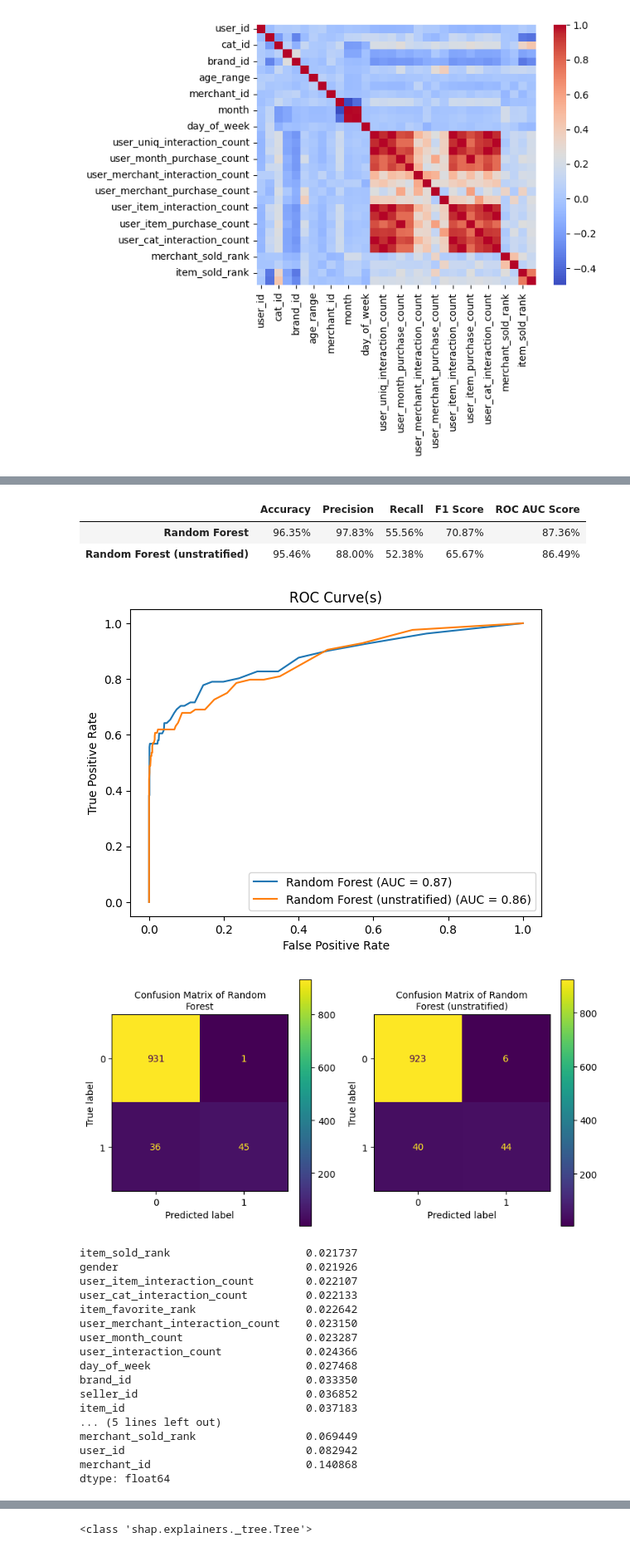
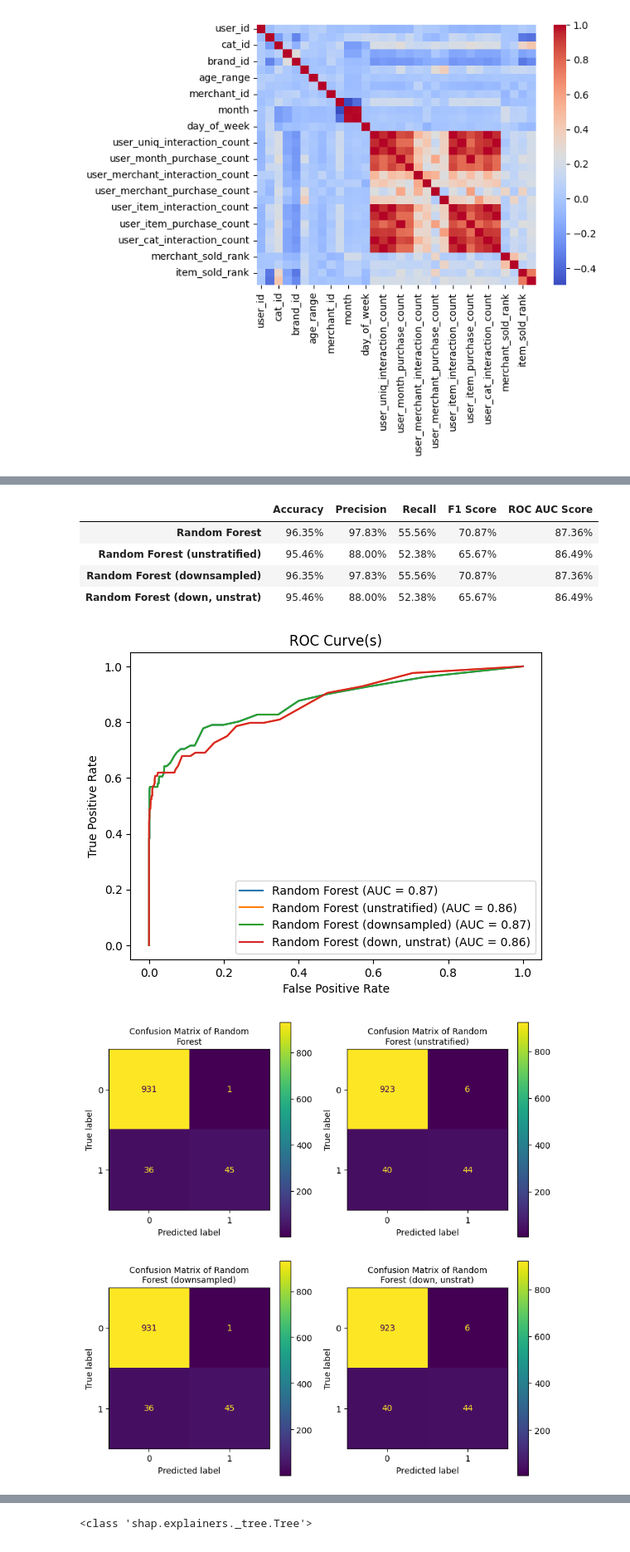
Before and after one commit to satyam04sharma/CECS550_FinalProject, a Jupyter notebook: CECS550_PR_Final_Project.ipynb, the cells around one changed output, grey strips where cells are left out. Shown at 83% size. Cells and saved outputs as stored; diff of their text form; code cells hidden in the pictures.

```diff
--- a/CECS550_PR_Final_Project.ipynb
+++ b/CECS550_PR_Final_Project.ipynb
@@ -453,8 +456,13 @@ def reduce_data(data, onehot=[], drop=[]):
     y = data_reduced['label']
     return X, y
 
-def evaluate(model, data, onehot=[], drop=[], name=None, stratify=True, pred_func=None, proba_func=None):
+def evaluate(model, data, onehot=[], drop=[], name=None, stratify=True, pred_func=None, proba_func=None, downsample=False):
     X, y = reduce_data(data, onehot, drop)
+
+    if downsample:
+        to_sample = min(data[data['label'] == 1].shape[0], data[data['label'] == 0].shape[0])
+        data = pd.concat([data[data['label'] == 1].sample(to_sample), data[data['label'] == 0].sample(to_sample)])
+    #print(len(data[data['label'] == 1]), len(data[data['label'] == 0]))
 
     # Random state is column-invariant
     # We stratify because only 6% of all recorded actions do result in a sale!
@@ -557,6 +565,8 @@ sns.heatmap(reduce_data(merged_df)[0].corr(), cmap='coolwarm')
 # Before we touch the data, let's gain a benchmark on stratified vs unstratified on the label.
 rfor = evaluate(RandomForestClassifier(random_state=0), merged_df, name="Random Forest")
 rfor_unstratified = evaluate(RandomForestClassifier(random_state=0), merged_df, name="Random Forest (unstratified)", stratify=False)
-display_evaluation(rfor, rfor_unstratified,)
+rfor_downsample = evaluate(RandomForestClassifier(random_state=0), merged_df, name="Random Forest (downsampled)", downsample=True)
+rfor_down_unstrat = evaluate(RandomForestClassifier(random_state=0), merged_df, name="Random Forest (down, unstrat)", downsample=True, stratify=False)
+display_evaluation(rfor, rfor_unstratified, rfor_downsample, rfor_down_unstrat)
 display_importance(rfor)
 # %% [output]
@@ -563,22 +577,7 @@ display_importance(rfor)
 |  | Accuracy | Precision | Recall | F1 Score | ROC AUC Score |
 | Random Forest | 96.35% | 97.83% | 55.56% | 70.87% | 87.36% |
 | Random Forest (unstratified) | 95.46% | 88.00% | 52.38% | 65.67% | 86.49% |
+| Random Forest (downsampled) | 96.35% | 97.83% | 55.56% | 70.87% | 87.36% |
+| Random Forest (down, unstrat) | 95.46% | 88.00% | 52.38% | 65.67% | 86.49% |
-[figure, old version]
+[figure, new version]
-[figure, old version]
+[figure, new version]
-item_sold_rank                     0.021737
-gender                             0.021926
-user_item_interaction_count        0.022107
-user_cat_interaction_count         0.022133
-item_favorite_rank                 0.022642
-user_merchant_interaction_count    0.023150
-user_month_count                   0.023287
-user_interaction_count             0.024366
-day_of_week                        0.027468
-brand_id                           0.033350
-seller_id                          0.036852
-item_id                            0.037183
-... (5 lines left out)
-merchant_sold_rank                 0.069449
-user_id                            0.082942
-merchant_id                        0.140868
-dtype: float64
```
Also changed, not shown: parts of 7 cells of this notebook.
